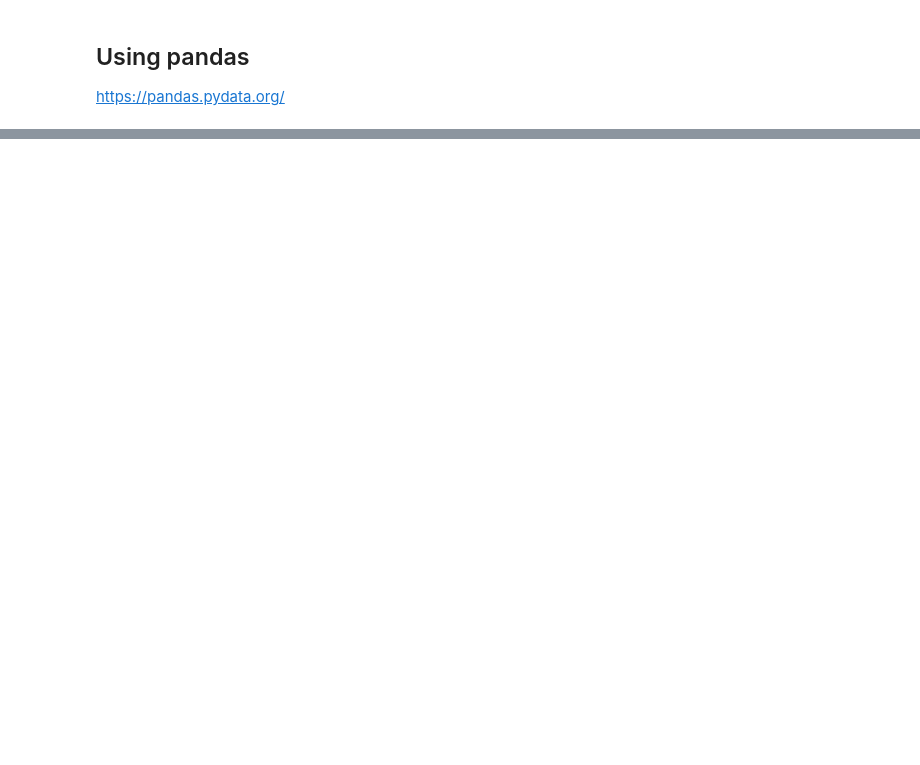
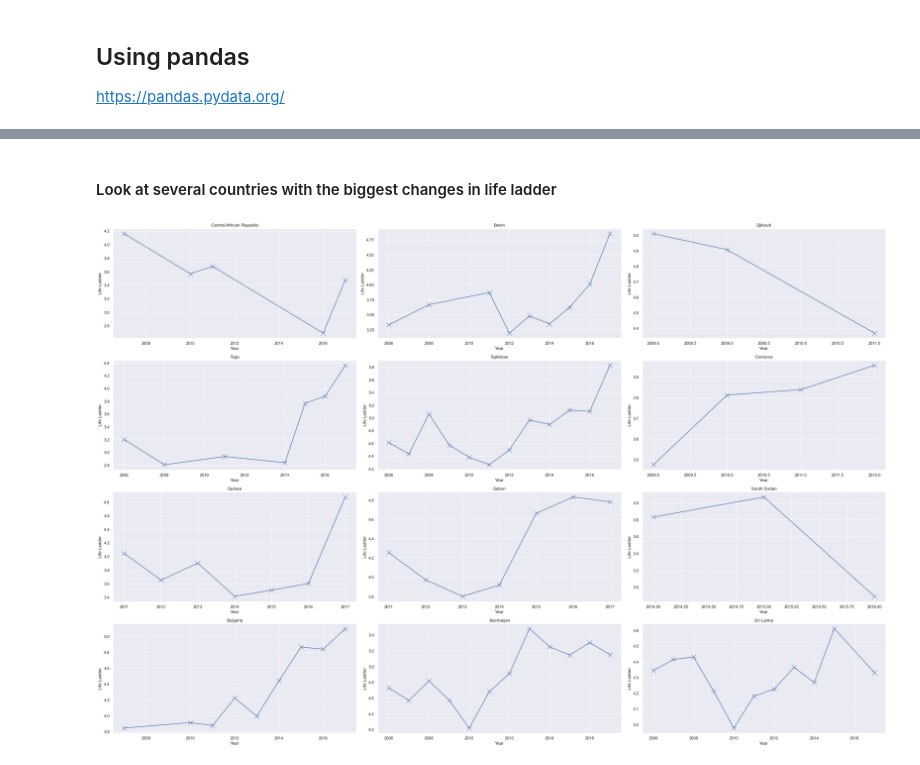
Before and after one commit to michael-maniura/whr-analysis, a Jupyter notebook: whr_analysis.ipynb, the cells around one changed output, grey strips where cells are left out. Saved outputs shown, nothing was run; the diff lists cells and outputs as text; code cells hidden in the pictures; blank space fills up the shorter version.

```diff
--- a/whr_analysis.ipynb
+++ b/whr_analysis.ipynb
@@ -29,0 +324,3 @@ dataframe = pd.read_excel('https://s3.amazonaws.com/happiness-report/2019/Chapte
+# %%
+dataframe_over_time = dataframe_clean.groupby(['Year', 'Country name']).mean()
+dataframe_over_time.head()
@@ -29,0 +337,2 @@ dataframe = pd.read_excel('https://s3.amazonaws.com/happiness-report/2019/Chapte
+# %%
+life_ladder_change_rates = dataframe_over_time['Life Ladder'].diff().groupby('Country name').mean().sort_values()
@@ -29,0 +357,3 @@ dataframe = pd.read_excel('https://s3.amazonaws.com/happiness-report/2019/Chapte
+# %%
+df_time = dataframe_over_time.reset_index()
+df_time.head()
@@ -29,0 +367,32 @@ dataframe = pd.read_excel('https://s3.amazonaws.com/happiness-report/2019/Chapte
+# %% [markdown]
+#### Look at several countries with the biggest changes in life ladder
+# %%
+top_life_ladder_change_countries = life_ladder_change_rates.head(12)
+num_plots = len(top_life_ladder_change_countries)
+
+plot_columns = int(math.sqrt(num_plots))
+plot_rows = int(math.ceil(num_plots / float(plot_columns)))
+
+fig, axs = plt.subplots(plot_rows, plot_columns)
+fig.set_size_inches(30, 20, forward=True)
+
+for number,(index,item) in enumerate(life_ladder_change_rates.head(num_plots).items()):
+    column = number % plot_columns
+    row = int(number / plot_columns)
+
+    df = df_time[df_time['Country name'] == index]
+    axs[row, column].plot(
+        df['Year'],
+        df['Life Ladder'],
+        label="test",
+        marker='x',
+        markersize=12)
+
+    axs[row, column].set_title(index)
+    axs[row, column].set_ylabel('Life Ladder')
+    axs[row, column].set_xlabel('Year')
+
+fig.tight_layout()
+plt.show()
+# %% [output]
+[figure, added]
```
Also changed, not shown: parts of 101 cells of this notebook, 1 other file.
